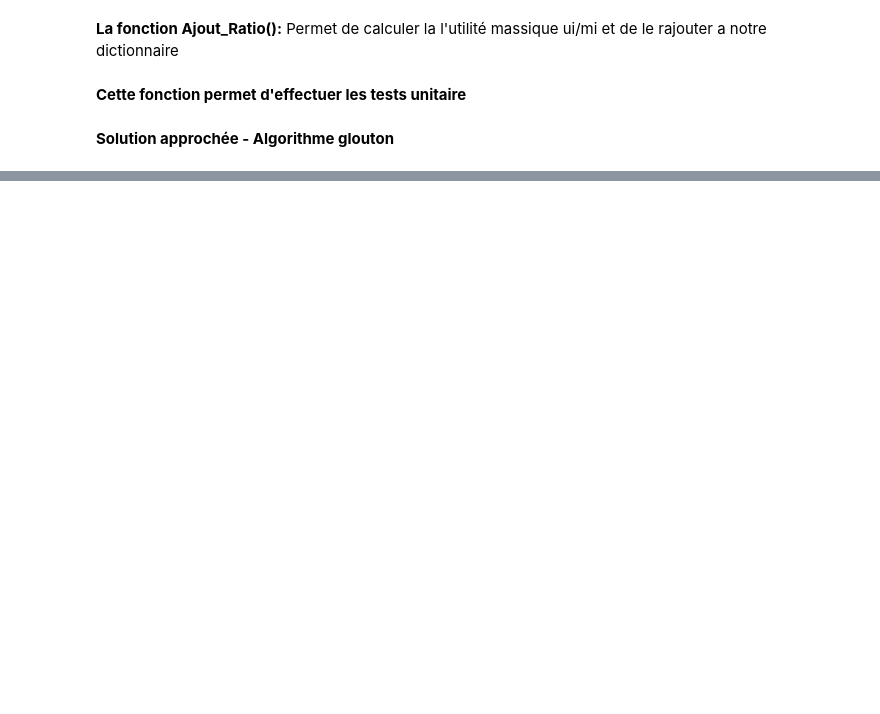
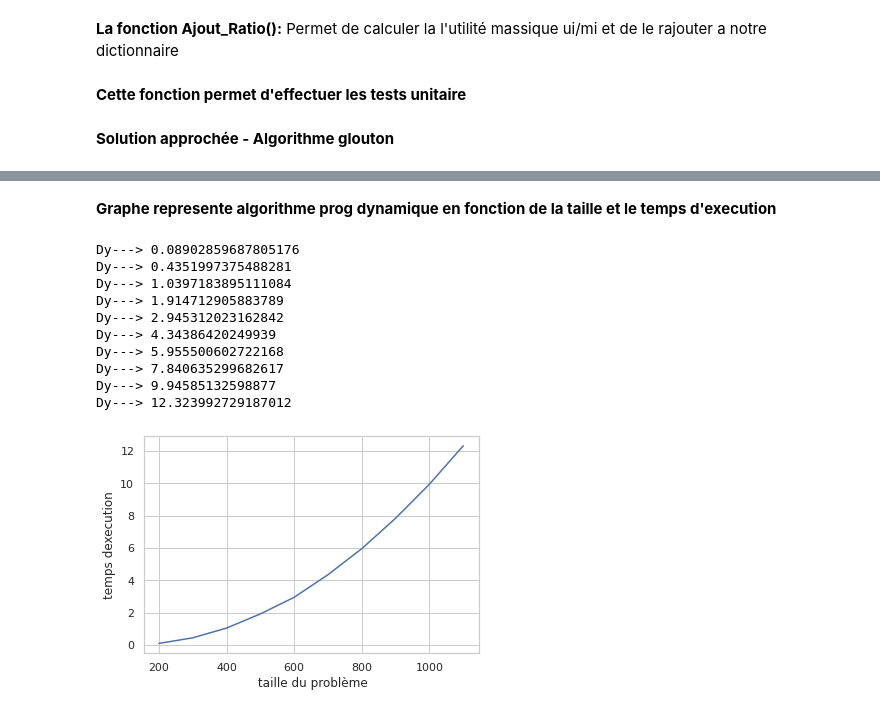
Before and after one commit to tafataghiles/Probl-me-du-sac-dos-, a Jupyter notebook: ProblmeDuSacADos7.ipynb, the cells around one changed output, grey strips where cells are left out. Drawn from its saved outputs; the diff is of its cells as text; code cells hidden in the pictures; blank space fills up the shorter version.

```diff
--- a/ProblmeDuSacADos7.ipynb
+++ b/ProblmeDuSacADos7.ipynb
@@ -90,0 +193,19 @@ X,Y=ListXY(10)
+# %%
+def ListXYD(n,k):
+
+  x=[]
+  y=[]
+  #k=n
+  for i in range (n):
+
+    liste_objets=(GenererDic(k))
+    start_time = time.time()
+    #sacADos_naif(k, liste_objets)
+    #sacADos_force_brute(6,liste_objets)
+    sacADos_dynamique(k, liste_objets)
+    end_time=time.time()
+    k=k+100
+    y.append(end_time-start_time)
+    x.append(k)
+    #print("Dy--->",end_time-start_time)
+  return x,y
@@ -111,0 +240,20 @@ AfficherGraphe(100)
+# %% [markdown]
+**Graphe represente algorithme prog dynamique en fonction de la taille et le temps d'execution**
+# %%
+Nombre_it=10
+# Taille de la liste au début
+T_Liste=100
+dx,dy=ListXYD(Nombre_it,T_Liste)
+Graphe(dx,dy)
+# %% [output]
+Dy---> 0.08902859687805176
+Dy---> 0.4351997375488281
+Dy---> 1.0397183895111084
+Dy---> 1.914712905883789
+Dy---> 2.945312023162842
+Dy---> 4.34386420249939
+Dy---> 5.955500602722168
+Dy---> 7.840635299682617
+Dy---> 9.94585132598877
+Dy---> 12.323992729187012
+[figure, added]
```
Also changed, not shown: parts of 28 cells of this notebook.
